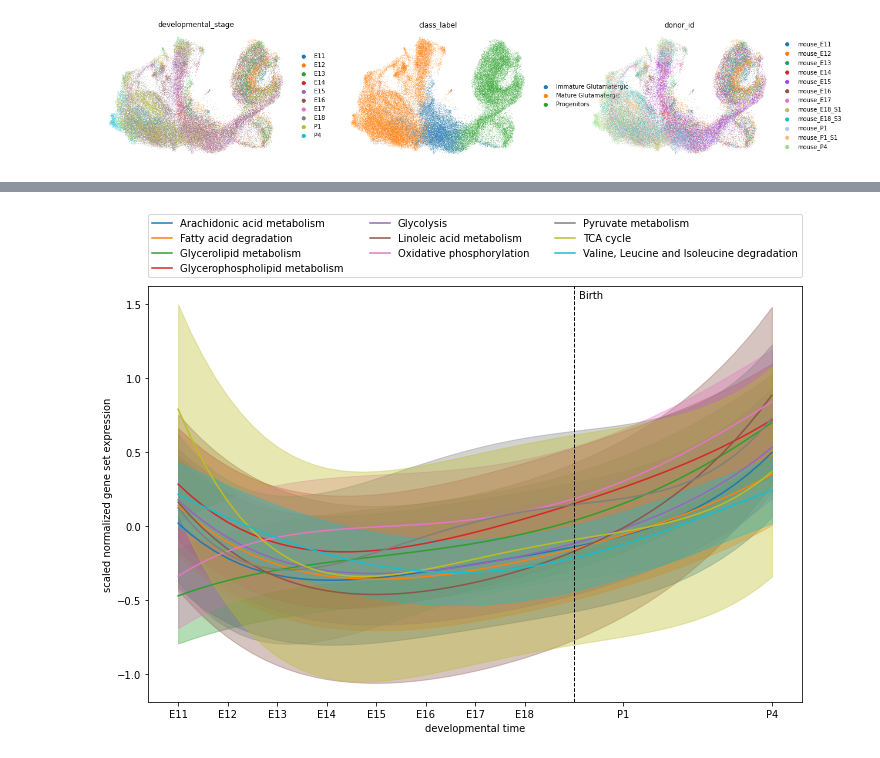
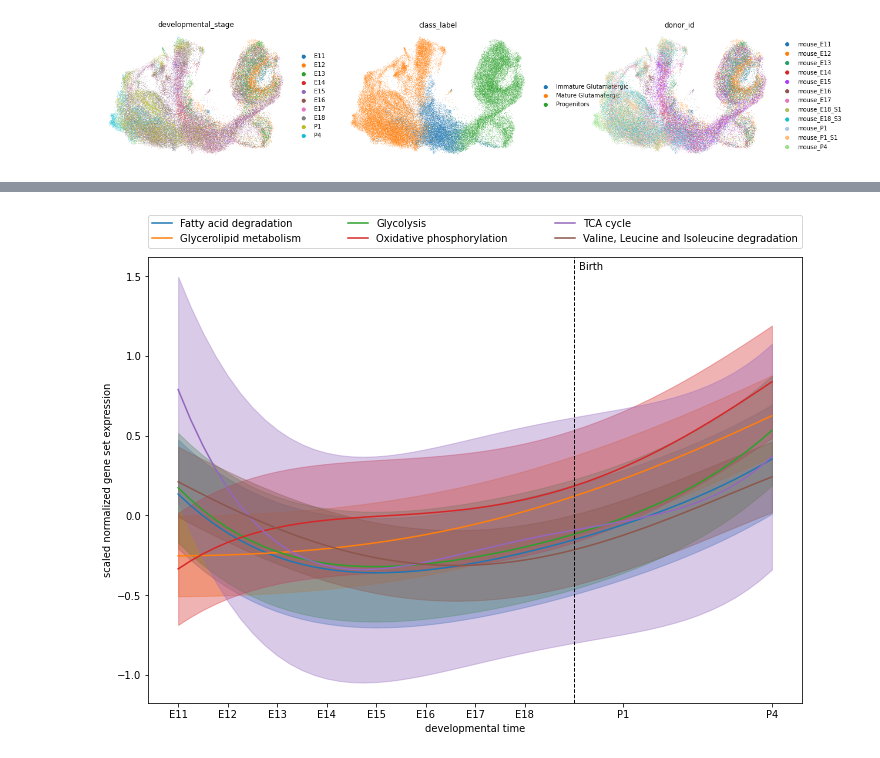
Before and after one commit to menchelab/novarinocollab, a Jupyter notebook: notebooks/timeseries_trajectory_plots.ipynb, the cells around one changed output, grey strips where cells are left out. Cells and saved outputs as stored; diff of their text form; code cells hidden in the pictures.

```diff
--- a/notebooks/timeseries_trajectory_plots.ipynb
+++ b/notebooks/timeseries_trajectory_plots.ipynb
@@ -650,7 +652,7 @@ sc.pl.umap(
 # %% [output]
 [figure]
 # %%
-adata.layers['scvi_normalized'] = results['full']['model'].get_normalized_expression(
+results['full']['data'].layers['scvi_normalized'] = results['full']['model'].get_normalized_expression(
     library_size = 10e4
 )
 # %%
@@ -667,10 +669,10 @@ selection_df = pd.DataFrame(
         ['Fatty acid degradation', 'mmu00071', '-'],
         ['Oxidative phosphorylation', 'mmu00190', '-'],
         ['Valine, Leucine and Isoleucine degradation', 'mmu00280', '-'],
-        ['Pyruvate metabolism', 'mmu00620', '-'],
-        ['Linoleic acid metabolism', 'mmu00591', '-'],
-        ['Arachidonic acid metabolism', 'mmu00590', '-'],
-        ['Glycerophospholipid metabolism', 'mmu00564', '-'],
+        #['Pyruvate metabolism', 'mmu00620', '-'],
+        #['Linoleic acid metabolism', 'mmu00591', '-'],
+        #['Arachidonic acid metabolism', 'mmu00590', '-'],
+        #['Glycerophospholipid metabolism', 'mmu00564', '-'],
         ['Glycerolipid metabolism', 'mmu00561', '-']
     ],
     columns = ['pathway', 'kegg_map', 'kegg_module']
@@ -727,3 +729,4 @@ pathway_genes
 # %%
+adata = results['full']['data']
 adata.obs.groupby(['developmental_stage', 'class_label']).count()
 # %% [output]
@@ -759,6 +760,7 @@ from sklearn.preprocessing import PolynomialFeatures
 from sklearn.pipeline import make_pipeline
 import numpy as np
 import seaborn as sns
+import statsmodels.api as sm
 mpl.rcParams['pdf.fonttype'] = 42
 
 #colors = sns.color_palette('husl', pathway_genes.pathway.nunique())
@@ -784,6 +786,7 @@ average = 'mean'
 nsamples = 100 # controls the number of cells sampled for each datapoint
 multiple = 4 # controls the coarsened of the predictions
 order = 4 # order of the polynomial to fit
+regressor = 'bayridge' # choose the regressor type
 
 for plotname, dev_stages, pseudotime, class_labels in zip(
     ['E11_to_P4'],
@@ -834,47 +837,72 @@ for plotname, dev_stages, pseudotime, class_labels in zip(
             )
             mean_means.append(means.mean())
 
-        # see also https://scikit-learn.org/stable/auto_examples/linear_model/plot_bayesian_ridge_curvefit.html
-        reg = BayesianRidge(
-            tol=1e-3,
-            compute_score = True
-        )
-        reg.fit(
-            np.vander(
-                x_arr,
-                order + 1,
-                increasing = True
-            ),
-    #        PolynomialFeatures(degree = order).fit_transform(x_arr.reshape(-1, 1)),
-            y_arr
-        )
-
         stepsize = len(dev_stage) / (len(dev_stage) * multiple)
         x = np.arange(
             pseudotime[0],
             pseudotime[-1] + stepsize,
             step = stepsize
         )
-        ymean, ystd = reg.predict(
-            np.vander(
-                x,
-                order + 1,
-                increasing = True
-            ),
-    #        PolynomialFeatures(degree = order).fit_transform(x.reshape(-1, 1)),
-            return_std = True
-        )
+        # see also https://scikit-learn.org/stable/auto_examples/linear_model/plot_bayesian_ridge_curvefit.html
+        if regressor == 'bayridge':
+            reg = BayesianRidge(
+                tol=1e-3,
+                compute_score = True
+            )
+            reg.fit(
+                np.vander(
+                    x_arr,
+                    order + 1,
+                    increasing = True
+                ),
+        #        PolynomialFeatures(degree = order).fit_transform(x_arr.reshape(-1, 1)),
+                y_arr
+            )
+
+            y_pred, ystd = reg.predict(
+                np.vander(
+                    x,
+                    order + 1,
+                    increasing = True
+                ),
+        #        PolynomialFeatures(degree = order).fit_transform(x.reshape(-1, 1)),
+                return_std = True
+            )
+            iv_lo = y_pred - ystd
+            iv_hi = y_pred + ystd
+
+        # see also https://www.statsmodels.org/devel/examples/notebooks/generated/ols.html
+        elif regressor == 'ols':
+            reg = sm.OLS(
+                y_arr,
+                np.vander(
+                    x_arr,
+                    order + 1,
+                    increasing = True
+                )
+            ).fit()
+            pred_ols = reg.get_prediction(
+                exog = np.vander(
+                    x,
+                    order + 1,
+                    increasing = True
+                )
+            )
+            y_pred = pred_ols.summary_frame()['mean']
+            iv_lo = pred_ols.summary_frame()['obs_ci_lower']
+            iv_hi = pred_ols.summary_frame()['obs_ci_upper']
+
         for k, ax in enumerate([ax1, axs[j]]):
             ax.fill_between(
                 x,
-                ymean - ystd,
-                ymean + ystd,
+                iv_lo,
+                iv_hi,
                 color = colors[j],
                 alpha = 0.35
             )
             ax.plot(
                 x,
-                ymean,
+                y_pred,
                 label = pathway,
                 color = colors[j]
             )
@@ -901,31 +929,31 @@ for plotname, dev_stages, pseudotime, class_labels in zip(
 
     ax1.legend(
         bbox_to_anchor = (0., 1.02, 1., .102),
         loc = 'lower left',
         ncol = 3,
         mode = 'expand',
         borderaxespad=0.
     )
     ax1.set_xticks(pseudotime)
     ax1.set_xticklabels(dev_stages)
     ax1.axvline(9, ls = '--', c = 'k', lw = 1)
     ax1.text(
         9 + 0.1,
         ax1.get_ylim()[1]*0.98,
         'Birth',
         ha = 'left',
         va = 'top'
     )
 
     fig1.set_figheight(7.5)
     fig1.set_figwidth(10)
     fig1.tight_layout()
 
     fig2.set_figheight(10)
     fig2.set_figwidth(17.5)
     fig2.tight_layout()
 
     fig1.savefig(f'../plots/mean_pathway_expression_over_time_{plotname}.pdf')
     fig2.savefig(f'../plots/mean_pathway_expression_over_time_{plotname}.individual.pdf')
 # %% [output]
-[figure, old version]
+[figure, new version]
```
Also changed, not shown: parts of 7 cells of this notebook.
